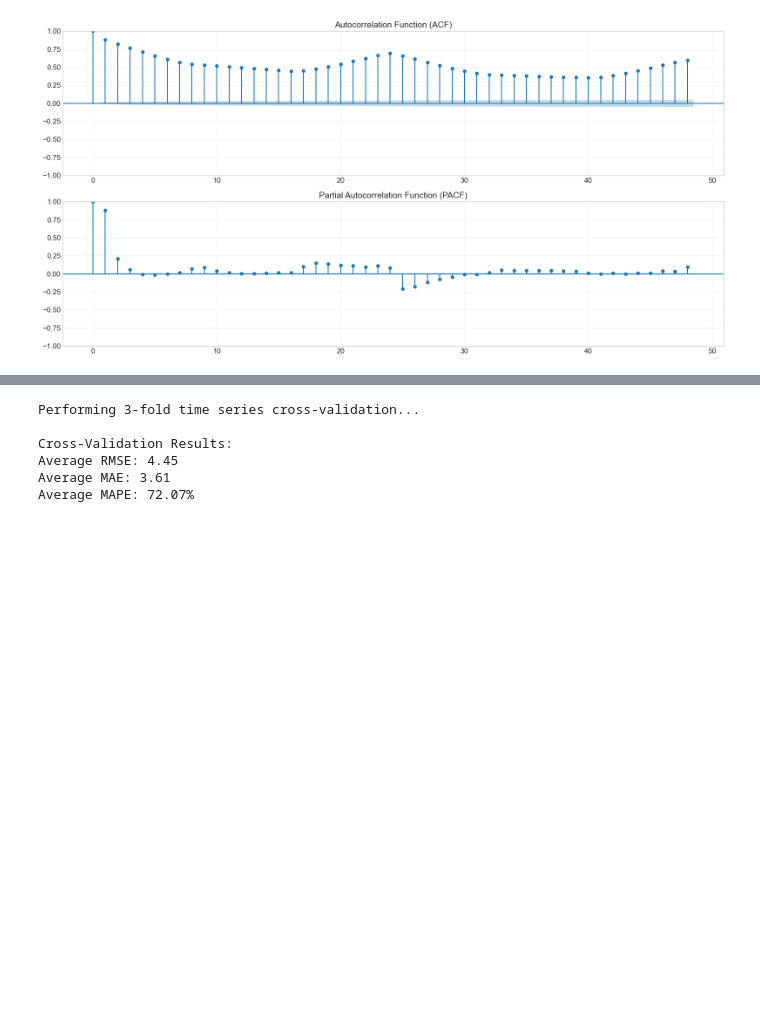
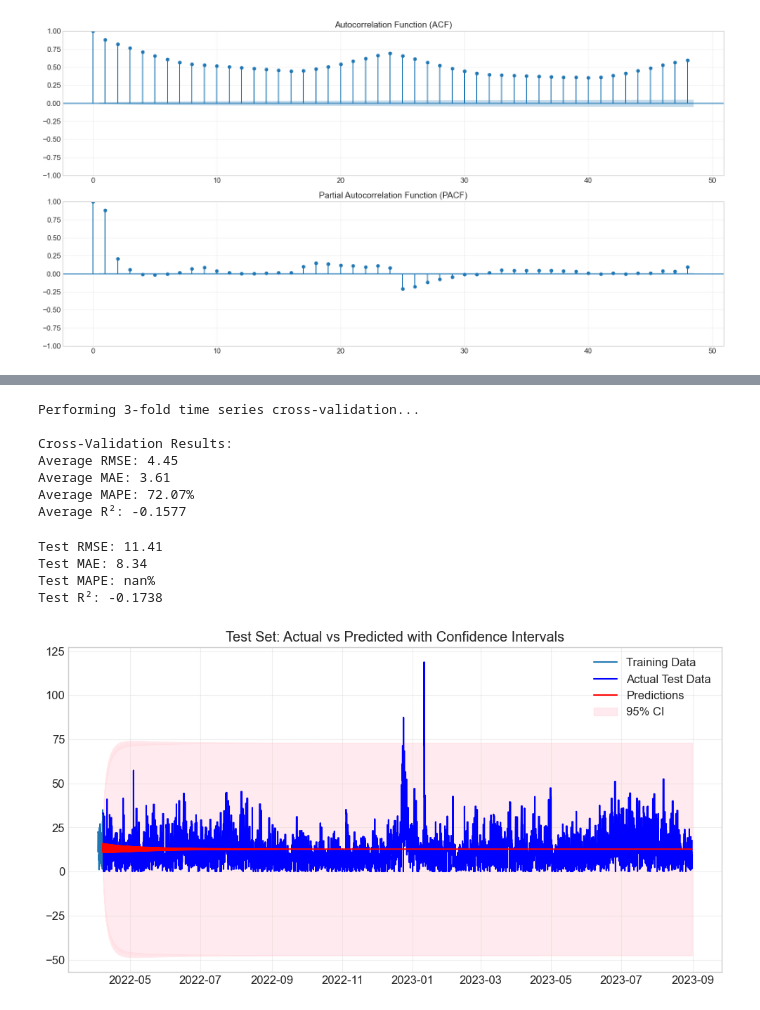
Before and after one commit to Suee18/Forecasting_Flights-DataScience, a Jupyter notebook: notebooks/time_series/arima_model.ipynb, the cells around one changed output, grey strips where cells are left out. Cells and saved outputs as stored; diff of their text form; code cells hidden in the pictures; blank space fills up the shorter version.

Commit message:
models

```diff
--- a/notebooks/time_series/arima_model.ipynb
+++ b/notebooks/time_series/arima_model.ipynb
@@ -487,4 +444,9 @@ display(forecast_df)
 # %%
+from sklearn.metrics import mean_squared_error, mean_absolute_error, r2_score
+from statsmodels.tsa.arima.model import ARIMA
+from sklearn.model_selection import TimeSeriesSplit
+import numpy as np
+
 def arima_ts_validate(ts, order, n_splits=3, test_size=24):
     """
     Time series cross-validation for ARIMA model
@@ -510,7 +472,8 @@ def arima_ts_validate(ts, order, n_splits=3, test_size=24):
     metrics = {
         'rmse': [],
         'mae': [],
-        'mape': []
+        'mape': [],
+        'r2': []
     }
 
     print(f"Performing {n_splits}-fold time series cross-validation...")
@@ -531,11 +494,13 @@ def arima_ts_validate(ts, order, n_splits=3, test_size=24):
         rmse = np.sqrt(mean_squared_error(test, forecast_mean))
         mae = mean_absolute_error(test, forecast_mean)
         mape = np.mean(np.abs((test - forecast_mean) / test)) * 100
+        r2 = r2_score(test, forecast_mean)
 
         # Store metrics
         metrics['rmse'].append(rmse)
         metrics['mae'].append(mae)
         metrics['mape'].append(mape)
+        metrics['r2'].append(r2)
 
     # Calculate mean metrics
     mean_metrics = {k: np.mean(v) for k, v in metrics.items()}
@@ -544,6 +509,7 @@ def arima_ts_validate(ts, order, n_splits=3, test_size=24):
     print(f"Average RMSE: {mean_metrics['rmse']:.2f}")
     print(f"Average MAE: {mean_metrics['mae']:.2f}")
     print(f"Average MAPE: {mean_metrics['mape']:.2f}%")
+    print(f"Average R²: {mean_metrics['r2']:.4f}")
 
     return mean_metrics
 
@@ -561,3 +527,39 @@ Cross-Validation Results:
 Average RMSE: 4.45
 Average MAE: 3.61
 Average MAPE: 72.07%
+Average R²: -0.1577
+# %%
+test_forecast = best_model.get_forecast(steps=len(test))
+test_forecast_mean = test_forecast.predicted_mean
+conf_int = test_forecast.conf_int()
+
+# Calculate metrics
+test_rmse = np.sqrt(mean_squared_error(test, test_forecast_mean))
+test_mae = mean_absolute_error(test, test_forecast_mean)
+test_mape = np.mean(np.abs((test - test_forecast_mean) / test)) * 100
+test_r2 = r2_score(test, test_forecast_mean)
+
+print(f"Test RMSE: {test_rmse:.2f}")
+print(f"Test MAE: {test_mae:.2f}")
+print(f"Test MAPE: {test_mape:.2f}%")
+print(f"Test R²: {test_r2:.4f}")
+
+# Plot test predictions
+plt.figure(figsize=(12, 6))
+plt.plot(train.index[-100:], train.values[-100:], label='Training Data')
+plt.plot(test.index, test, label='Actual Test Data', color='blue')
+plt.plot(test.index, test_forecast_mean, label='Predictions', color='red')
+plt.fill_between(test.index,
+                conf_int.iloc[:, 0],
+                conf_int.iloc[:, 1],
+                color='pink', alpha=0.3, label='95% CI')
+plt.title('Test Set: Actual vs Predicted with Confidence Intervals')
+plt.legend()
+plt.grid(alpha=0.3)
+plt.show()
+# %% [output]
+Test RMSE: 11.41
+Test MAE: 8.34
+Test MAPE: nan%
+Test R²: -0.1738
+[figure, added]
```
Also changed, not shown: parts of 5 cells of this notebook, 1 other file.
